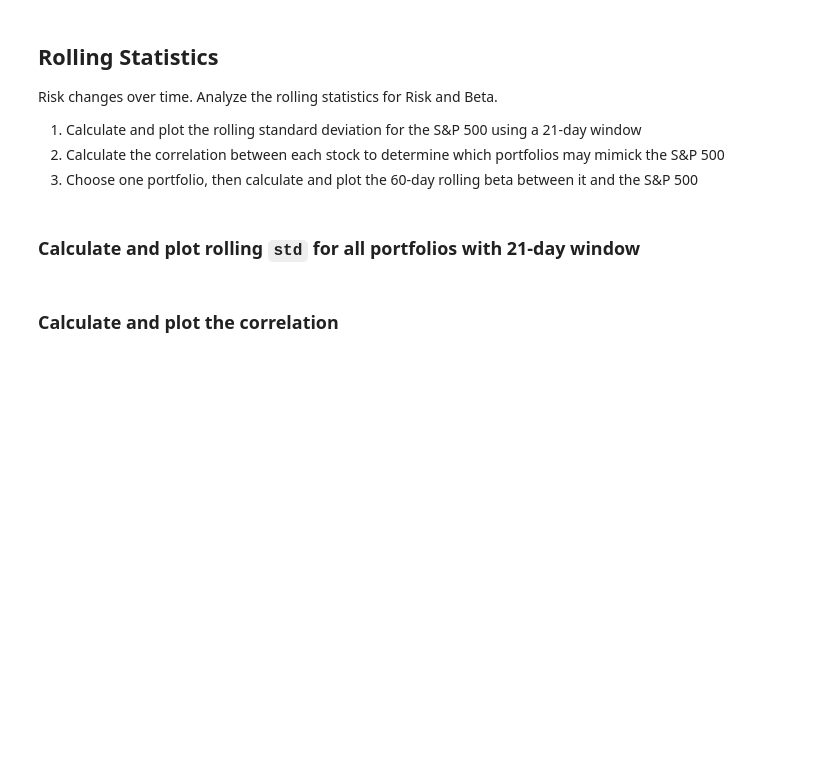
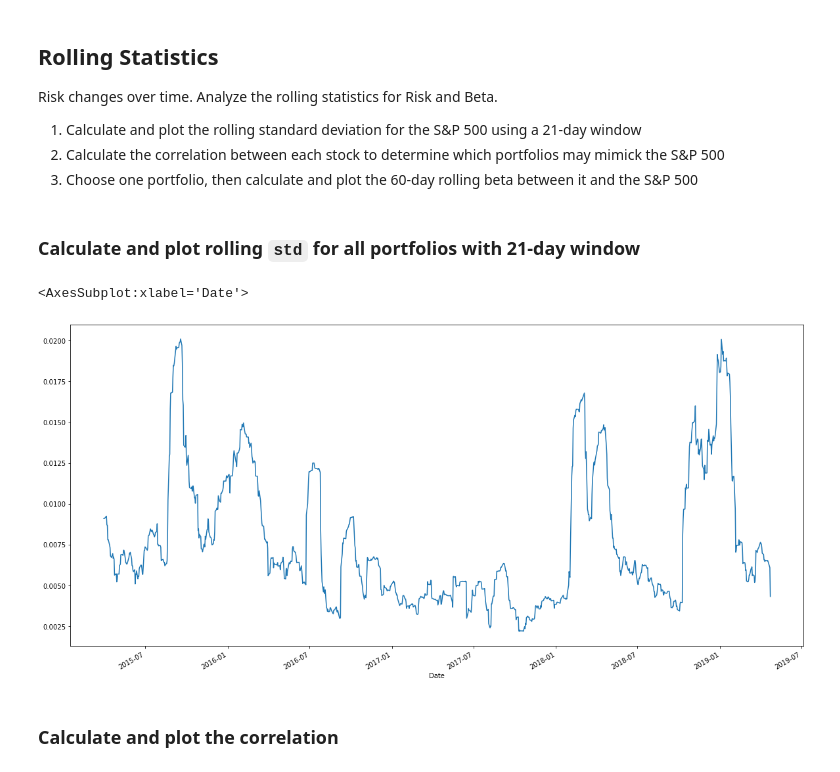
Before and after one commit to JacobJ215/Whale-Analysis, a Jupyter notebook: whale_analysis.ipynb, the cells around one changed output. Saved outputs shown, nothing was run; the diff lists cells and outputs as text; code cells hidden in the pictures; blank space fills up the shorter version.

```diff
--- a/whale_analysis.ipynb
+++ b/whale_analysis.ipynb
@@ -276,8 +276,13 @@ Risk changes over time. Analyze the rolling statistics for Risk and Beta.
 ### Calculate and plot rolling `std` for all portfolios with 21-day window
 # %%
 # Calculate the rolling standard deviation for all portfolios using a 21-day window
+portfolio_rolling_std = combined_portfolio.rolling(window=21).std()
 
 # Plot the rolling standard deviation
+portfolio_rolling_std['S&P 500'].plot(figsize=(20,10))
+# %% [output]
+<AxesSubplot:xlabel='Date'>
+[figure, added]
 # %% [markdown]
 ### Calculate and plot the correlation
 # %%
```
